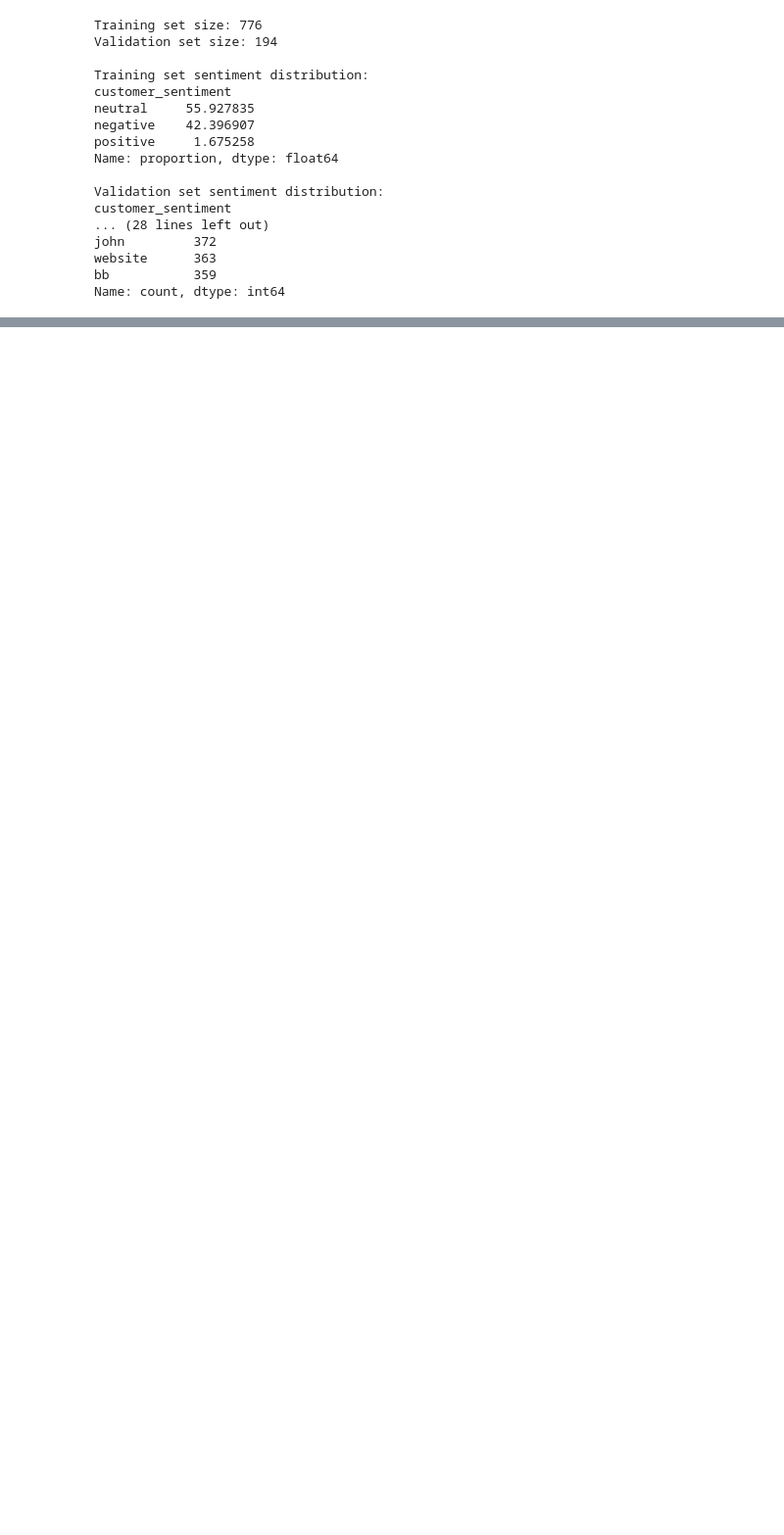
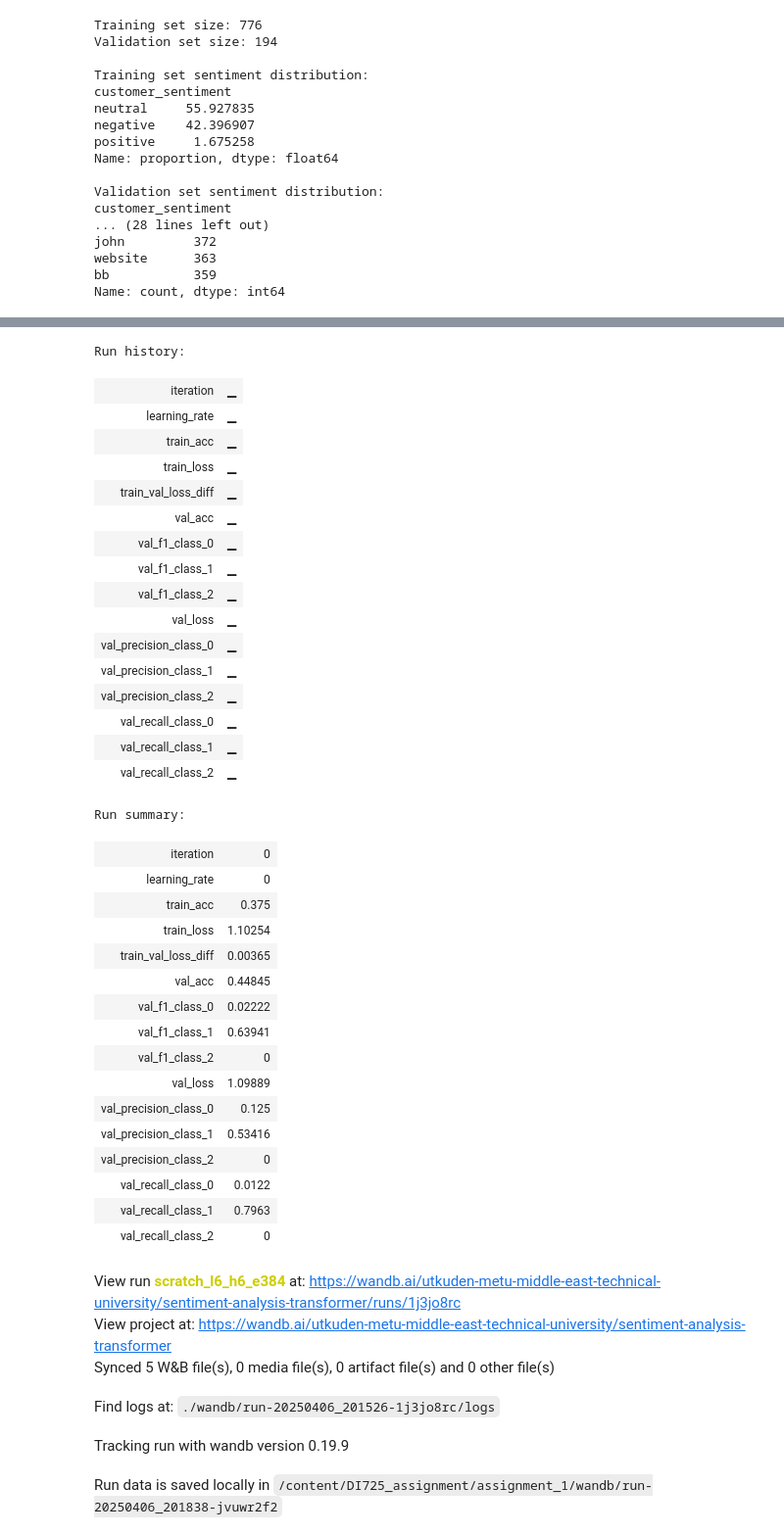
Before and after one commit to utkuden/DI725_assignment, a Jupyter notebook: Assignment_1.ipynb, the cells around one changed output, grey strips where cells are left out. Shown at 98% size. Cells and saved outputs as stored; diff of their text form; code cells hidden in the pictures; blank space fills up the shorter version.

```diff
--- a/Assignment_1.ipynb
+++ b/Assignment_1.ipynb
@@ -720,0 +1877,17 @@ prepare.py'daki gibi bir mapping yapılacak
+# %%
+# Scratch Run 3 + 1 - Smaller layer, head, emb. dimension + smaller learning_rate + smaller dropout
+# + ALL DATA (INCLUDING AGENT)
+
+if __name__ == "__main__":
+
+    config.init_from = 'scratch'
+    config.n_layer = 6 # 8
+    config.n_head = 6 # 8
+    config.n_embd = 384 # 512
+    config.max_iters = 1500
+    config.lr_decay_iters = 1500
+    config.learning_rate = 5e-4
+    config.dropout = 0.1 # 0.1
+
+    model, tokenizer, results = main()
+# %% [output]
@@ -720,0 +1912,40 @@ prepare.py'daki gibi bir mapping yapılacak
+Run history:
+| iteration | ▁ |
+| learning_rate | ▁ |
+| train_acc | ▁ |
+| train_loss | ▁ |
+| train_val_loss_diff | ▁ |
+| val_acc | ▁ |
+| val_f1_class_0 | ▁ |
+| val_f1_class_1 | ▁ |
+| val_f1_class_2 | ▁ |
+| val_loss | ▁ |
+| val_precision_class_0 | ▁ |
+| val_precision_class_1 | ▁ |
+| val_precision_class_2 | ▁ |
+| val_recall_class_0 | ▁ |
+| val_recall_class_1 | ▁ |
+| val_recall_class_2 | ▁ |
+Run summary:
+| iteration | 0 |
+| learning_rate | 0 |
+| train_acc | 0.375 |
+| train_loss | 1.10254 |
+| train_val_loss_diff | 0.00365 |
+| val_acc | 0.44845 |
+| val_f1_class_0 | 0.02222 |
+| val_f1_class_1 | 0.63941 |
+| val_f1_class_2 | 0 |
+| val_loss | 1.09889 |
+| val_precision_class_0 | 0.125 |
+| val_precision_class_1 | 0.53416 |
+| val_precision_class_2 | 0 |
+| val_recall_class_0 | 0.0122 |
+| val_recall_class_1 | 0.7963 |
+| val_recall_class_2 | 0 |
+View run scratch_l6_h6_e384 at: https://wandb.ai/utkuden-metu-middle-east-technical-university/sentiment-analysis-transformer/runs/1j3jo8rc
+View project at: https://wandb.ai/utkuden-metu-middle-east-technical-university/sentiment-analysis-transformer
+Synced 5 W&B file(s), 0 media file(s), 0 artifact file(s) and 0 other file(s)
+Find logs at: ./wandb/run-20250406_201526-1j3jo8rc/logs
+Tracking run with wandb version 0.19.9
+Run data is saved locally in /content/DI725_assignment/assignment_1/wandb/run-20250406_201838-jvuwr2f2
```
Also changed, not shown: parts of 33 cells of this notebook.
